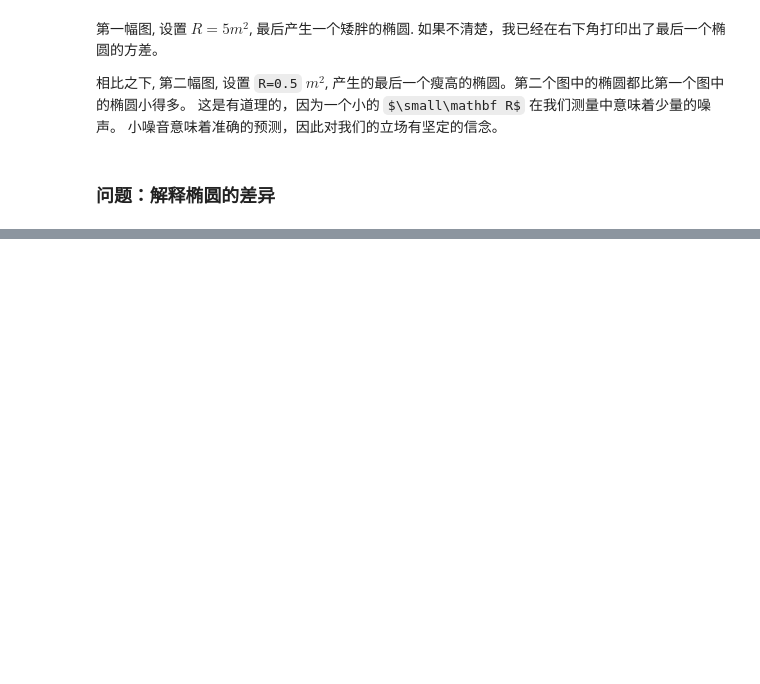
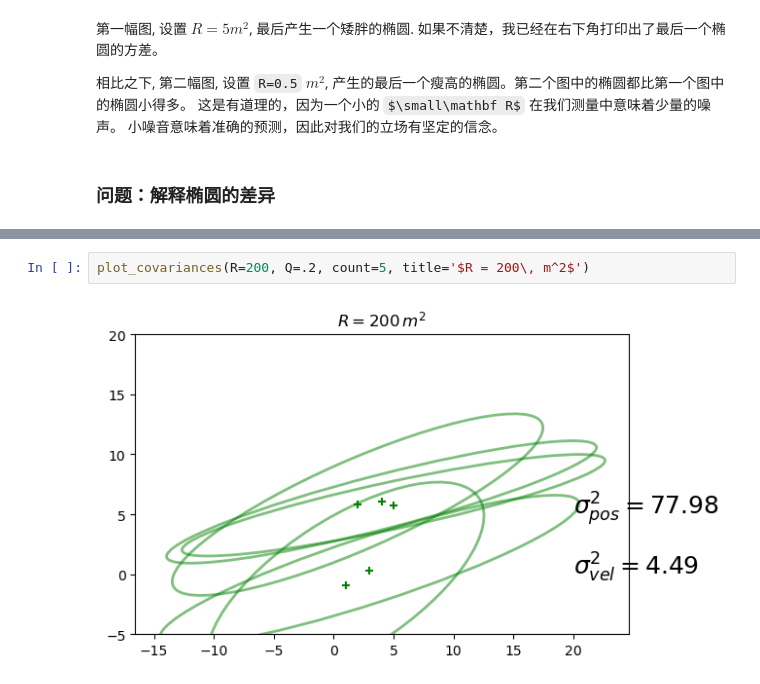
Before and after one commit to SunJianboGitHub/KalmanFilter, a Jupyter notebook: 06-多元卡尔曼滤波器.ipynb, the cells around one changed output, grey strips where cells are left out. Saved outputs shown, nothing was run; the diff lists cells and outputs as text; some formulas as TeX source; blank space fills up the shorter version.

```diff
--- a/06-多元卡尔曼滤波器.ipynb
+++ b/06-多元卡尔曼滤波器.ipynb
@@ -1541,0 +1552,4 @@ plot_covariances(R=.1, Q=.02, count=20, title='$R = 0.5\, m^2$')
+# %%
+plot_covariances(R=200, Q=.2, count=5, title='$R = 200\, m^2$')
+# %% [output]
+[figure, added]
```
Also changed, not shown: parts of 6 cells of this notebook.
